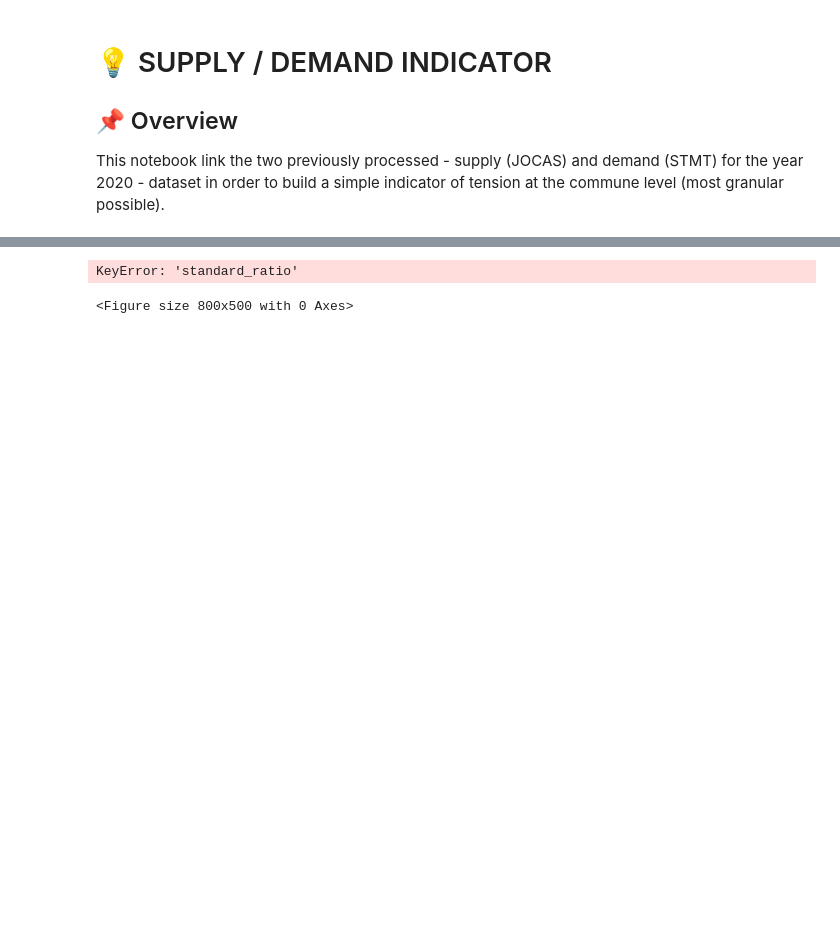
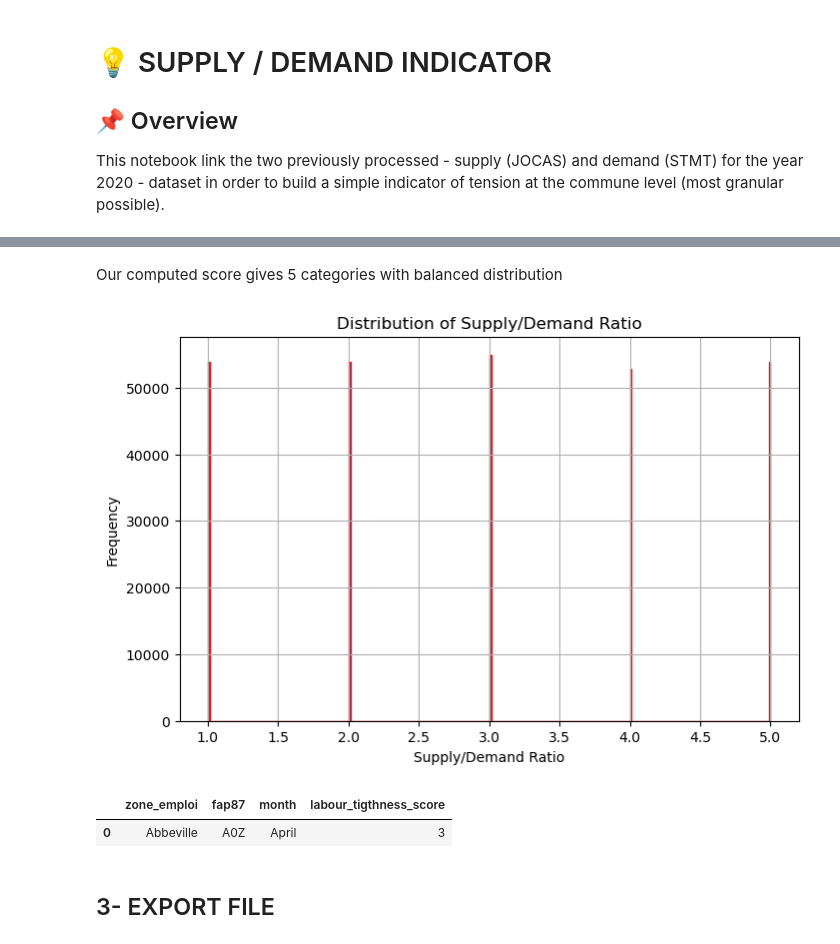
Before and after one commit to cynthia-francis/Project-LabourMarketTensions, a Jupyter notebook: src/ratio_supply_demand_indicator.ipynb, the cells around one changed output, grey strips where cells are left out. Saved outputs shown, nothing was run; the diff lists cells and outputs as text; code cells hidden in the pictures; blank space fills up the shorter version.

```diff
--- a/src/ratio_supply_demand_indicator.ipynb
+++ b/src/ratio_supply_demand_indicator.ipynb
@@ -113,12 +182,19 @@ plt.show()
+# %% [markdown]
+Our computed score gives 5 categories with balanced distribution
 # %%
 # Distribution of "job_offers_fap87"
 plt.figure(figsize=(8, 5))
-df["standard_ratio"].hist(bins=300, edgecolor="red")
-plt.yscale("log")
+df["labour_tigthness_score"].hist(bins=300, edgecolor="red")
 plt.xlabel("Supply/Demand Ratio")
 plt.ylabel("Frequency")
 plt.title("Distribution of Supply/Demand Ratio")
 plt.show()
 # %% [output]
-KeyError: 'standard_ratio'
-<Figure size 800x500 with 0 Axes>
+[figure, added]
+# %%
+df.head(1)
+# %% [output]
+|  | zone_emploi | fap87 | month | labour_tigthness_score |
+| 0 | Abbeville | A0Z | April | 3 |
+# %% [markdown]
+## 3- EXPORT FILE
```
Also changed, not shown: parts of 15 cells of this notebook, 11 other files.
